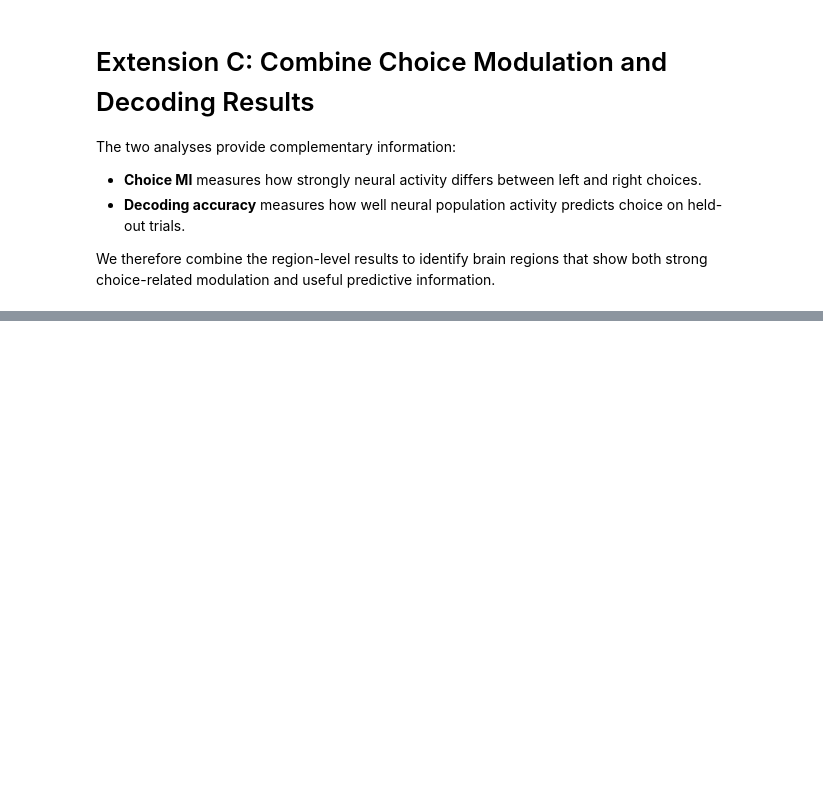
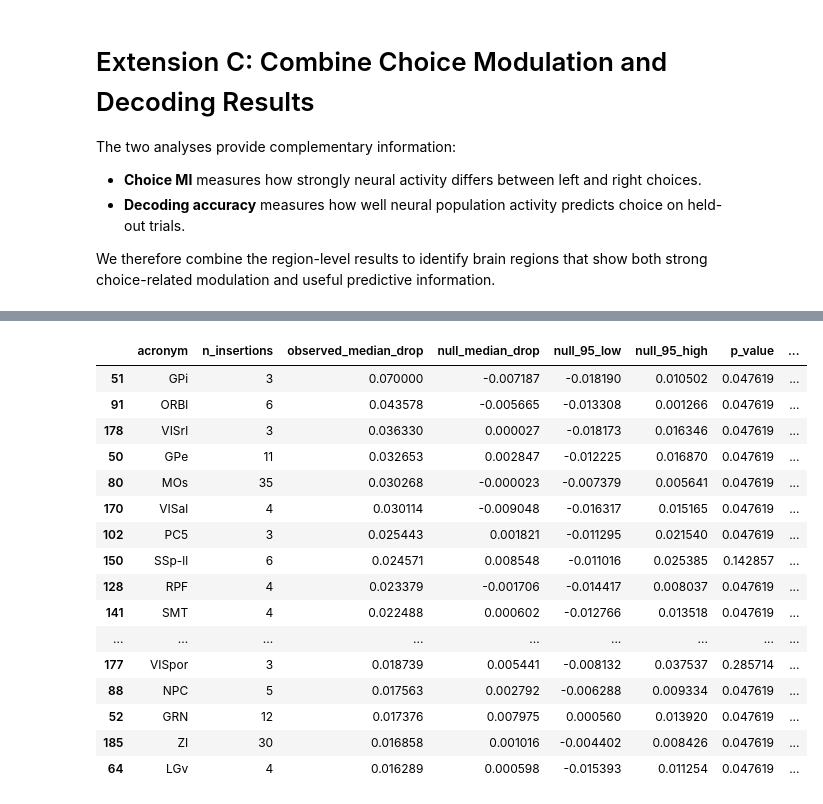
Before and after one commit to parhamKIY/neuroconnect-project, a Jupyter notebook: project_implementation.ipynb, the cells around one changed output, grey strips where cells are left out. Saved outputs shown, nothing was run; the diff lists cells and outputs as text; code cells hidden in the pictures; blank space fills up the shorter version.

```diff
--- a/project_implementation.ipynb
+++ b/project_implementation.ipynb
@@ -1542,0 +2231,40 @@ combined_region_results[
+# %%
+region_matched_stats['q_fdr'] = fdr_bh(
+    region_matched_stats['p_value'].values
+)
+
+region_matched_stats[
+    'significant'
+] = (
+    region_matched_stats[
+        'q_fdr'
+    ] < 0.05
+)
+
+region_matched_stats = (
+    region_matched_stats
+    .sort_values(
+        'observed_median_drop',
+        ascending=False
+    )
+)
+
+region_matched_stats.head(20)
+# %% [output]
+|  | acronym | n_insertions | observed_median_drop | null_median_drop | null_95_low | null_95_high | p_value | ... |
+| 51 | GPi | 3 | 0.070000 | -0.007187 | -0.018190 | 0.010502 | 0.047619 | ... |
+| 91 | ORBl | 6 | 0.043578 | -0.005665 | -0.013308 | 0.001266 | 0.047619 | ... |
+| 178 | VISrl | 3 | 0.036330 | 0.000027 | -0.018173 | 0.016346 | 0.047619 | ... |
+| 50 | GPe | 11 | 0.032653 | 0.002847 | -0.012225 | 0.016870 | 0.047619 | ... |
+| 80 | MOs | 35 | 0.030268 | -0.000023 | -0.007379 | 0.005641 | 0.047619 | ... |
+| 170 | VISal | 4 | 0.030114 | -0.009048 | -0.016317 | 0.015165 | 0.047619 | ... |
+| 102 | PC5 | 3 | 0.025443 | 0.001821 | -0.011295 | 0.021540 | 0.047619 | ... |
+| 150 | SSp-ll | 6 | 0.024571 | 0.008548 | -0.011016 | 0.025385 | 0.142857 | ... |
+| 128 | RPF | 4 | 0.023379 | -0.001706 | -0.014417 | 0.008037 | 0.047619 | ... |
+| 141 | SMT | 4 | 0.022488 | 0.000602 | -0.012766 | 0.013518 | 0.047619 | ... |
+| ... | ... | ... | ... | ... | ... | ... | ... | ... |
+| 177 | VISpor | 3 | 0.018739 | 0.005441 | -0.008132 | 0.037537 | 0.285714 | ... |
+| 88 | NPC | 5 | 0.017563 | 0.002792 | -0.006288 | 0.009334 | 0.047619 | ... |
+| 52 | GRN | 12 | 0.017376 | 0.007975 | 0.000560 | 0.013920 | 0.047619 | ... |
+| 185 | ZI | 30 | 0.016858 | 0.001016 | -0.004402 | 0.008426 | 0.047619 | ... |
+| 64 | LGv | 4 | 0.016289 | 0.000598 | -0.015393 | 0.011254 | 0.047619 | ... |
```
Also changed, not shown: parts of 27 cells of this notebook.
